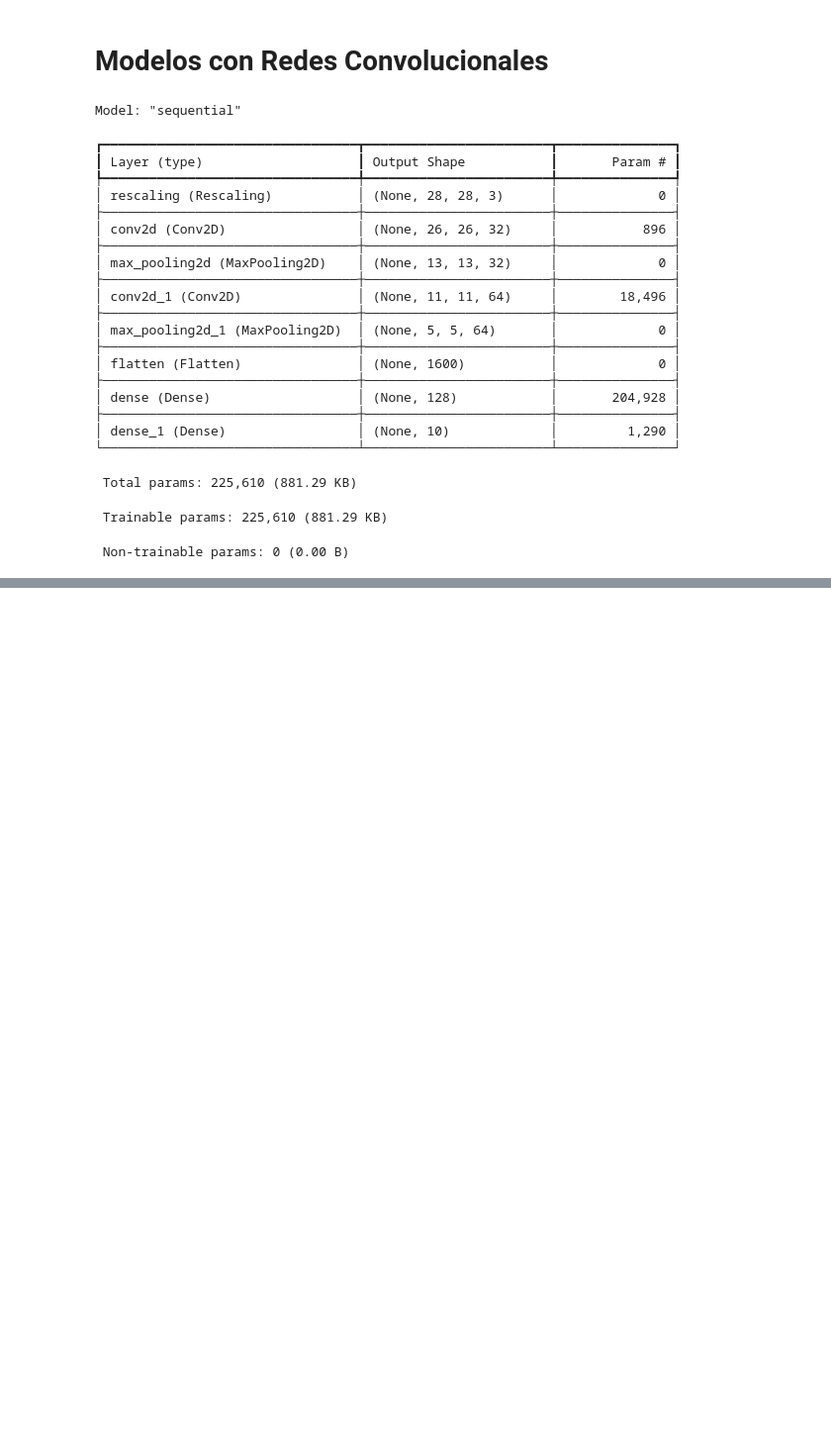
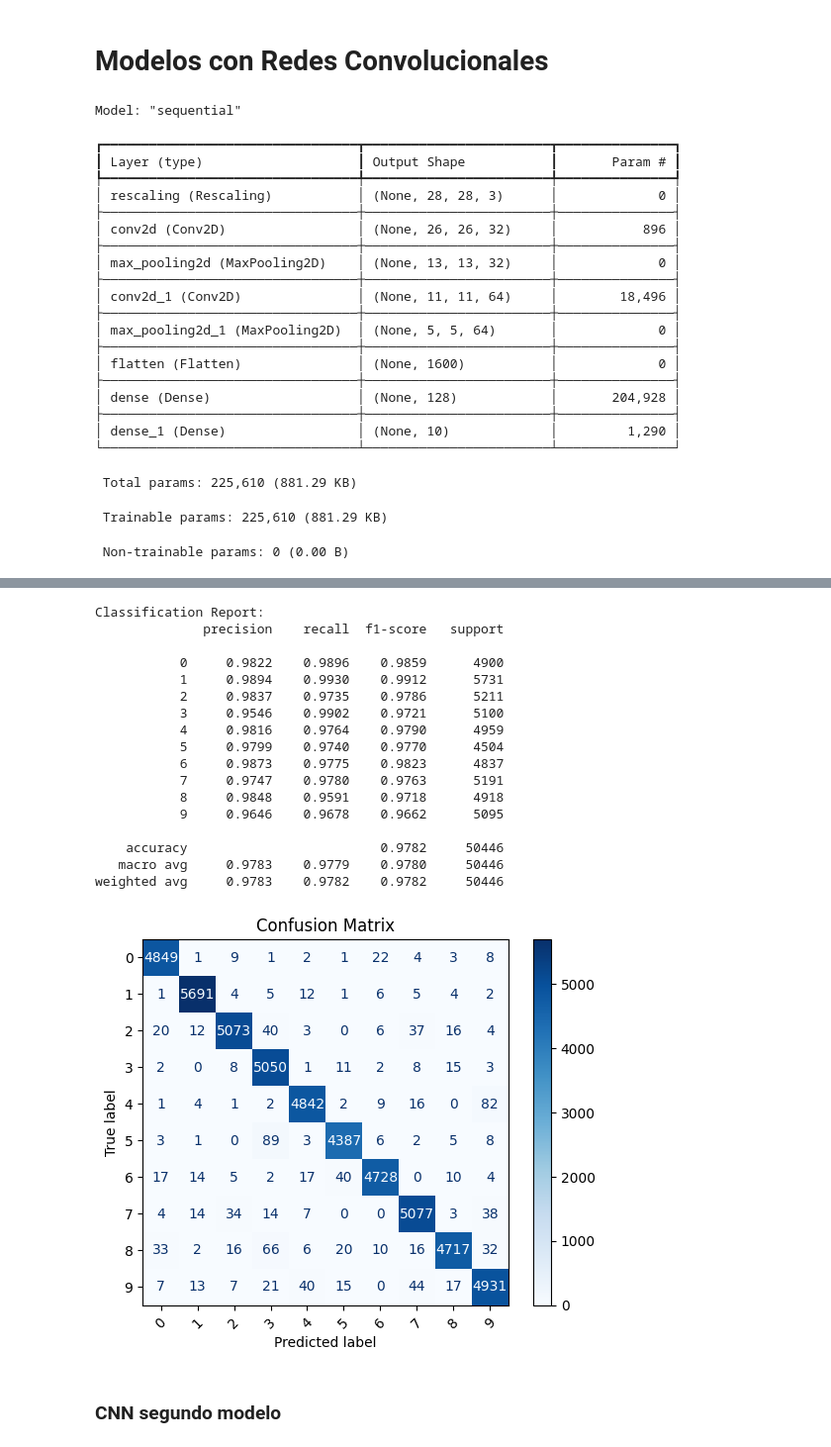
Before and after one commit to DanielRasho/DS-lab3, a Jupyter notebook: Laboratorio3.ipynb, the cells around one changed output, grey strips where cells are left out. Shown: that part at 99% size. Saved outputs shown, nothing was run; the diff lists cells and outputs as text; code cells hidden in the pictures; blank space fills up the shorter version.

```diff
--- a/Laboratorio3.ipynb
+++ b/Laboratorio3.ipynb
@@ -544,0 +488,22 @@ KeyboardInterrupt:
+# %%
+# DONT RUN AGAIN
+# Get predictions and true labels
+y_true = []
+y_pred = []
+
+for images, labels in test_ds:
+    preds = cnn_model_1.predict(images, verbose=0)
+    y_true.extend(labels.numpy())
+    y_pred.extend(np.argmax(preds, axis=1))
+
+# Classification report
+print("\nClassification Report:")
+print(classification_report(y_true, y_pred, digits=4))
+
+# Confusion matrix
+cm = confusion_matrix(y_true, y_pred)
+disp = ConfusionMatrixDisplay(confusion_matrix=cm, display_labels=[str(i) for i in range(10)])
+disp.plot(cmap=plt.cm.Blues, xticks_rotation=45)
+plt.title("Confusion Matrix")
+plt.show()
+# %% [output]
@@ -544,0 +511,20 @@ KeyboardInterrupt:
+Classification Report:
+              precision    recall  f1-score   support
+
+           0     0.9822    0.9896    0.9859      4900
+           1     0.9894    0.9930    0.9912      5731
+           2     0.9837    0.9735    0.9786      5211
+           3     0.9546    0.9902    0.9721      5100
+           4     0.9816    0.9764    0.9790      4959
+           5     0.9799    0.9740    0.9770      4504
+           6     0.9873    0.9775    0.9823      4837
+           7     0.9747    0.9780    0.9763      5191
+           8     0.9848    0.9591    0.9718      4918
+           9     0.9646    0.9678    0.9662      5095
+
+    accuracy                         0.9782     50446
+   macro avg     0.9783    0.9779    0.9780     50446
+weighted avg     0.9783    0.9782    0.9782     50446
+[figure, added]
+# %% [markdown]
+### CNN segundo modelo
```
Also changed, not shown: parts of 32 cells of this notebook.
